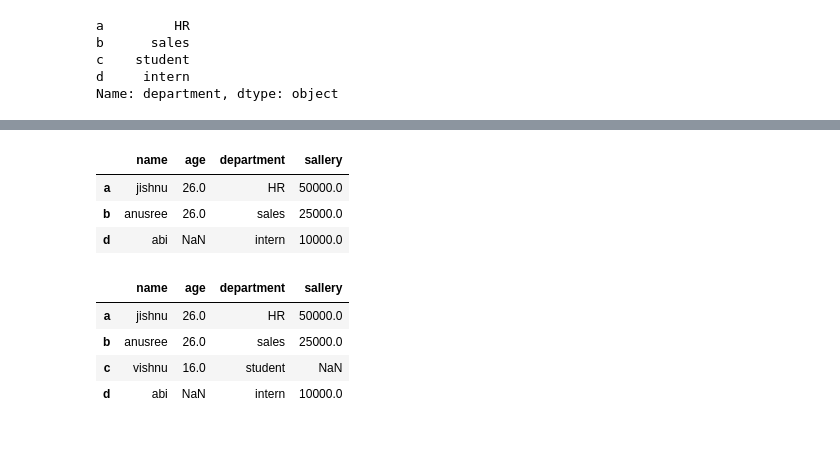
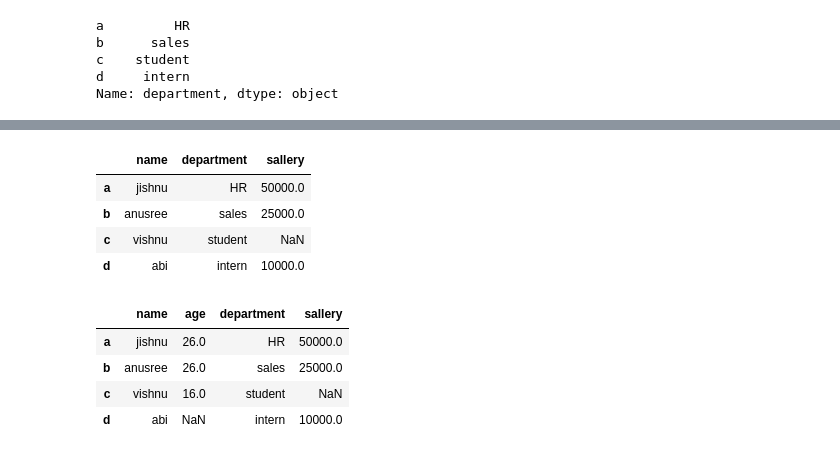
Before and after one commit to Jishnu-12/Data-analytics, a Jupyter notebook: pandas.ipynb, the cells around one changed output, grey strips where cells are left out. Cells and saved outputs as stored; diff of their text form; code cells hidden in the pictures.

```diff
--- a/pandas.ipynb
+++ b/pandas.ipynb
@@ -243,12 +244,13 @@ df
 | d | abi | NaN | intern | 10000.0 |
 # %%
-df.drop('c',inplace=False) # used to remove rows or columns using lable (lable,axis,inplase = False by default
+df.drop('age',axis=1,inplace=False) # used to remove rows or columns using lable (lable,axis,inplase = False by default
 # when inplace make True manually it will remove the entire row or column permenently
 # %% [output]
-|  | name | age | department | sallery |
-| a | jishnu | 26.0 | HR | 50000.0 |
-| b | anusree | 26.0 | sales | 25000.0 |
-| d | abi | NaN | intern | 10000.0 |
+|  | name | department | sallery |
+| a | jishnu | HR | 50000.0 |
+| b | anusree | sales | 25000.0 |
+| c | vishnu | student | NaN |
+| d | abi | intern | 10000.0 |
 # %%
 df
 # %% [output]
```
Also changed, not shown: parts of 10 cells of this notebook.
